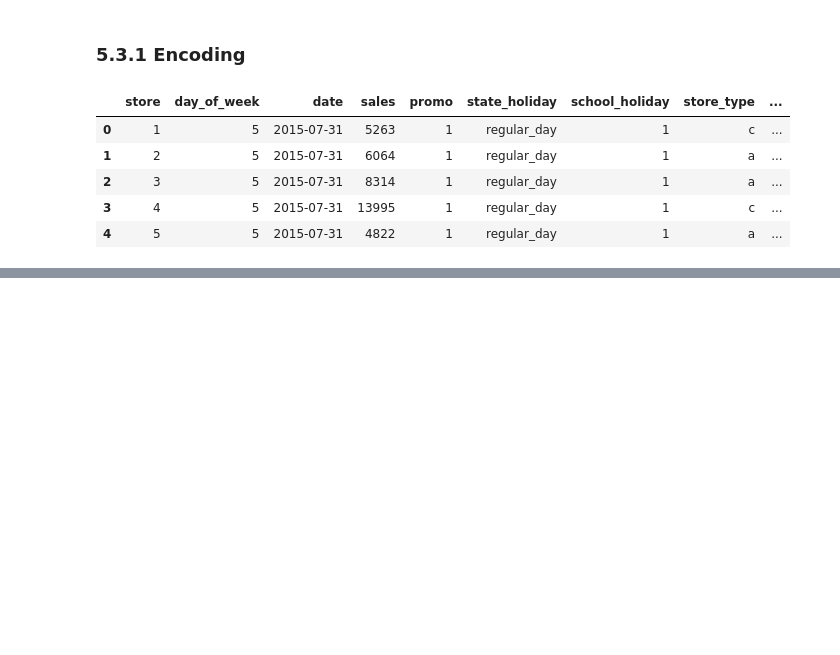
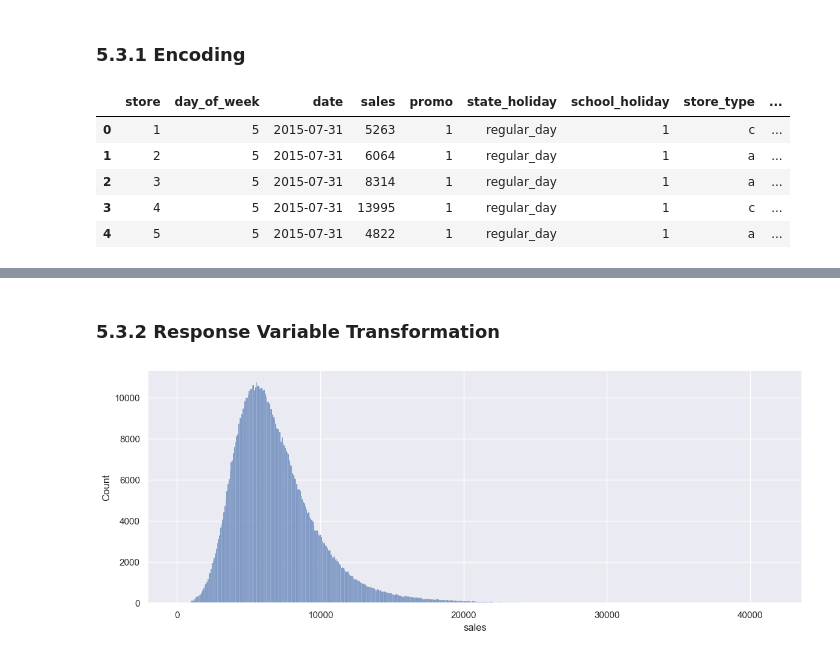
Before and after one commit to PedroPauloMR/ds_em_producao, a Jupyter notebook: main.ipynb, the cells around one changed output, grey strips where cells are left out. Drawn from its saved outputs; the diff is of its cells as text; code cells hidden in the pictures; blank space fills up the shorter version.

```diff
--- a/main.ipynb
+++ b/main.ipynb
@@ -883,0 +869,7 @@ df2['assortment'] = df2['assortment'].map(assortment_dict)
+# %% [markdown]
+### 5.3.2 Response Variable Transformation
+# %%
+fig, axes = plt.subplots(1,1,figsize = (14,5))
+sns.histplot(df2['sales'], ax = axes);
+# %% [output]
+[figure, added]
```
Also changed, not shown: parts of 6 cells of this notebook.
